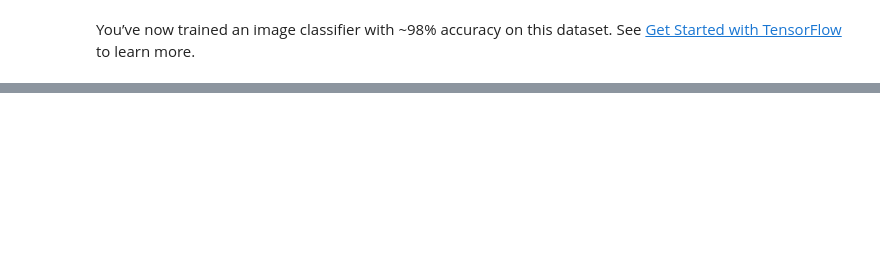
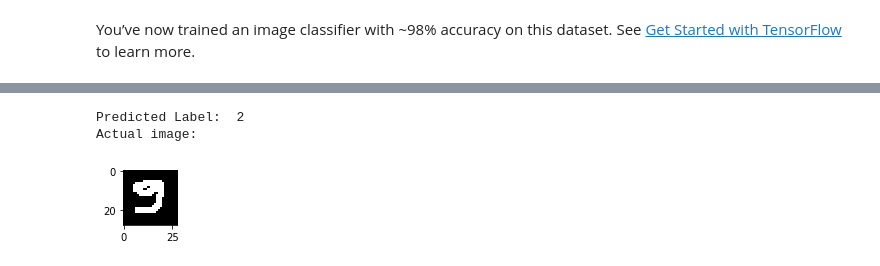
Before and after one commit to phamminhtris/ml, a Jupyter notebook: DigitRecognitionWithTensorFlow.ipynb, the cells around one changed output, grey strips where cells are left out. Saved outputs shown, nothing was run; the diff lists cells and outputs as text; code cells hidden in the pictures; blank space fills up the shorter version.

```diff
--- a/DigitRecognitionWithTensorFlow.ipynb
+++ b/DigitRecognitionWithTensorFlow.ipynb
@@ -171,0 +173,7 @@ Actual image:
+# %%
+number_nine = np.array(np.array(Image.open('ugly_9.png')))
+make_prediction_and_display_image(number_nine, model)
+# %% [output]
+Predicted Label:  2
+Actual image:
+[figure, added]
```
Also changed, not shown: parts of 25 cells of this notebook, 4 other files.
